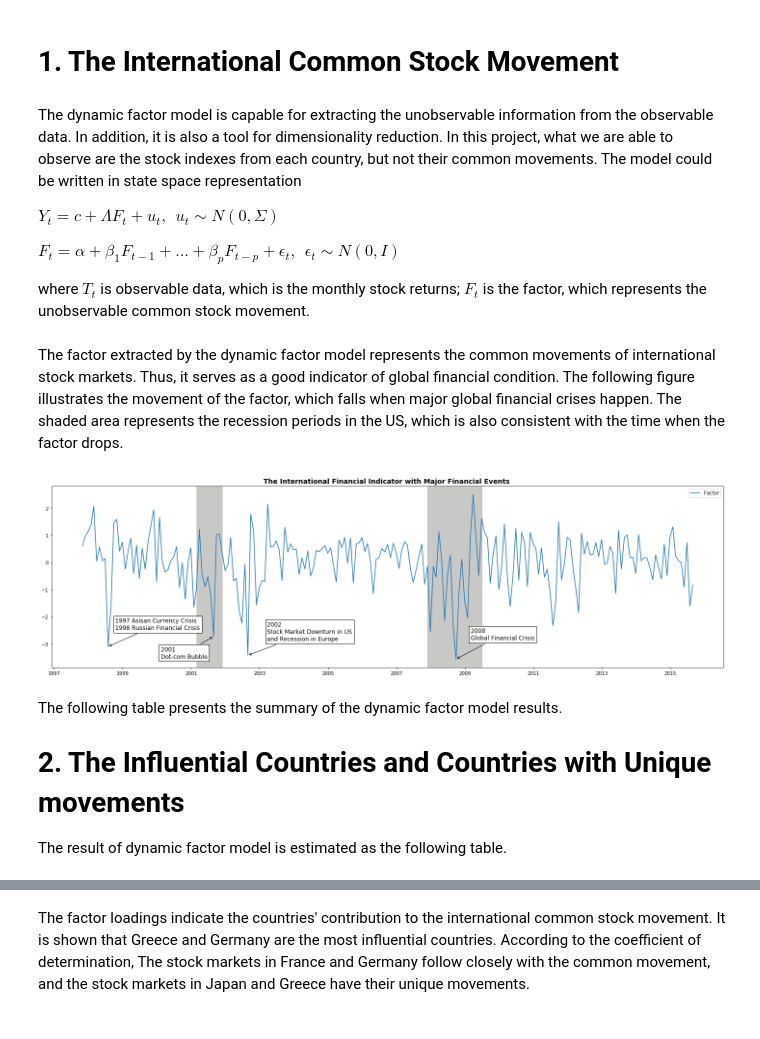
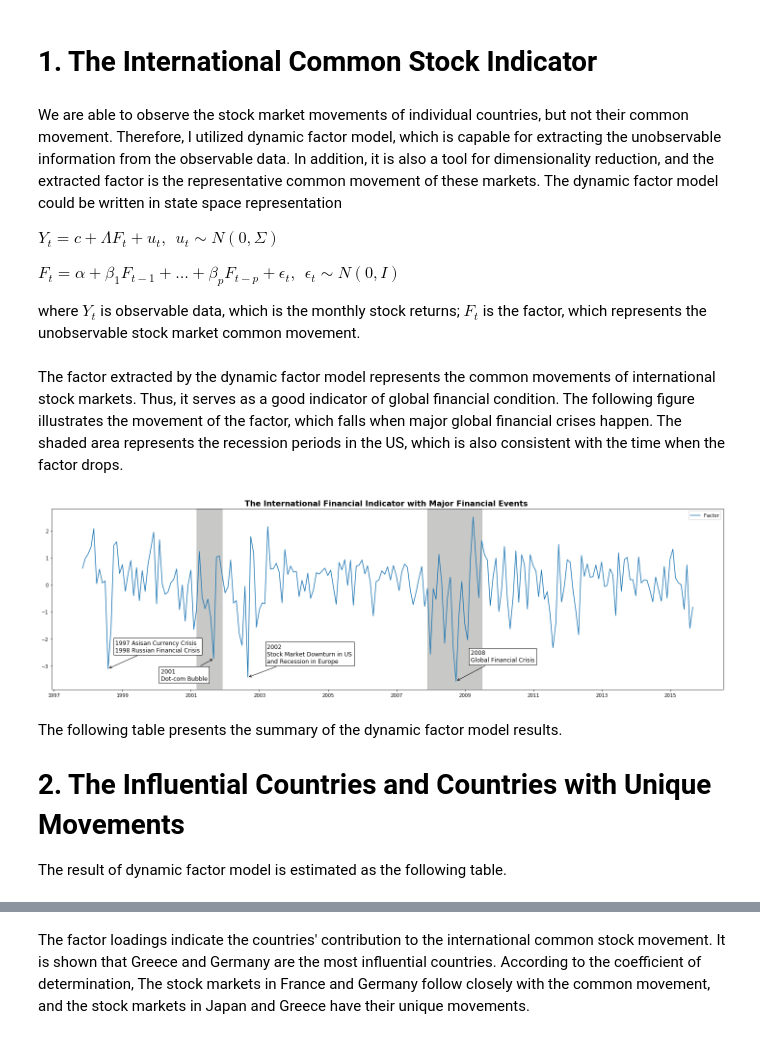
Before and after one commit to BoYu-Chen/Forecasting-International-Stock-Market, a Jupyter notebook: Forecasting International Stock Market.ipynb, the cells around one changed output, grey strips where cells are left out. Cells and saved outputs as stored; diff of their text form; code cells hidden in the pictures.

```diff
--- a/Forecasting International Stock Market.ipynb
+++ b/Forecasting International Stock Market.ipynb
@@ -21,15 +28,15 @@ data = pd.read_csv('stock_data.csv')
 data.date = pd.to_datetime(data.date)
 country_names = ['US', 'JP', 'GB', 'DE', 'FR', 'IT', 'CA', 'ES', 'PT', 'GR']
 # %% [markdown]
-# 1. The International Common Stock Movement
+# 1. The International Common Stock Indicator
 # %% [markdown]
-The dynamic factor model is capable for extracting the unobservable information from the observable data. In addition, it is also a tool for dimensionality reduction. In this project, what we are able to observe are the stock indexes from each country, but not their common movements. The model could be written in state space representation
+We are able to observe the stock market movements of individual countries, but not their common movement. Therefore, I utilized dynamic factor model, which is capable for extracting the unobservable information from the observable data. In addition, it is also a tool for dimensionality reduction, and the extracted factor is the representative common movement of these markets. The dynamic factor model could be written in state space representation
 
 $Y_t = c + \Lambda F_t + u_t, \ \ u_t \sim N(0,\Sigma)$
 
 $F_t = \alpha + \beta_1 F_{t-1} + \dots + \beta_p F_{t-p} + \epsilon_t,\ \ \epsilon_t \sim N(0,I)$
 
-where $T_t$ is observable data, which is the monthly stock returns; $F_t$ is the factor, which represents the unobservable common stock movement.
+where $Y_t$ is observable data, which is the monthly stock returns; $F_t$ is the factor, which represents the unobservable stock market common movement.
 # %%
 # Dynamic factor model is used for extracting the stock market common movements
 sm.tsa.DynamicFactor.endog_names = country_names
@@ -45,7 +52,7 @@ ax = fig.add_subplot(1,1,1)
 plt.plot(data['date'],-result.factors.filtered[0], label = 'Factor')
 ax.axvspan('2001-03-01', '2001-11-30', color=sns.xkcd_rgb['grey'], alpha=0.5)
 ax.axvspan('2007-12-01', '2009-06-30', color=sns.xkcd_rgb['grey'], alpha=0.5)
-ax.set_title('The International Financial Indicator with Major Financial Events ', fontsize=14, fontweight='demi')
+ax.set_title('The International Financial Indicator with Major Financial Events ', fontsize=16, fontweight='demi')
 
 bbox_props = dict(boxstyle="square, pad=0.3", fc='w', ec="k", lw=1)
 ax.annotate('1997 Asisan Currency Crisis\n1998 Russian Financial Crisis',
@@ -56,38 +63,38 @@ ax.annotate('1997 Asisan Currency Crisis\n1998 Russian Financial Crisis',
             textcoords='offset points',
             arrowprops=dict(arrowstyle="->"), bbox=bbox_props)
 
 ax.annotate('2001 \nDot-com Bubble',
             fontsize=12,
             xy=('2001-08-31', -2.73),
             xycoords='data',
             xytext=(-110, -45),
             textcoords='offset points',
             arrowprops=dict(arrowstyle="->"), bbox=bbox_props)
 
 ax.annotate('2002 \nStock Market Downturn in US\nand Recession in Europe',
             fontsize=12,
             xy=('2002-08-31', -3.42),
             xycoords='data',
             xytext=(40, 30),
             textcoords='offset points',
             arrowprops=dict(arrowstyle="->"), bbox=bbox_props)
 
 ax.annotate('2008 \nGlobal Financial Crisis',
             fontsize=12,
             xy=('2008-09-30', -3.56),
             xycoords='data',
             xytext=(30, 40),
             textcoords='offset points',
             arrowprops=dict(arrowstyle="->"), bbox=bbox_props)
 
 plt.legend()
 plt.tight_layout()
 # %% [output]
-[figure, old version]
+[figure, new version]
 # %% [markdown]
 The following table presents the summary of the dynamic factor model results.
 
-# 2. The Influential Countries and Countries with Unique movements
+# 2. The Influential Countries and Countries with Unique Movements
 
 The result of dynamic factor model is estimated as the following table.
 # %%
```
Also changed, not shown: parts of 8 cells of this notebook.
